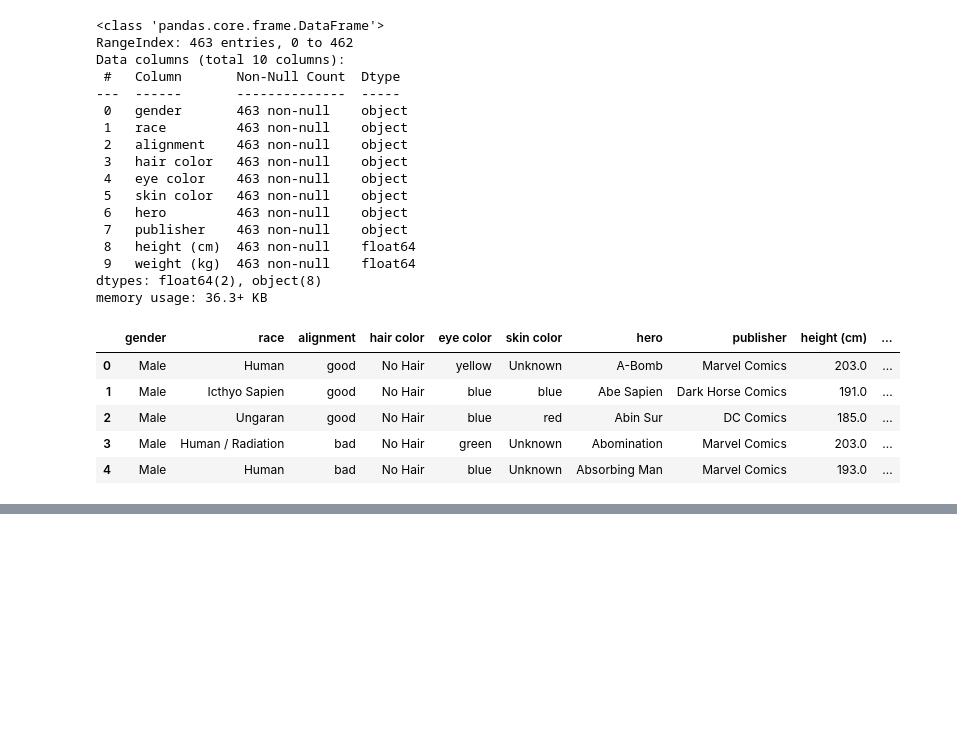
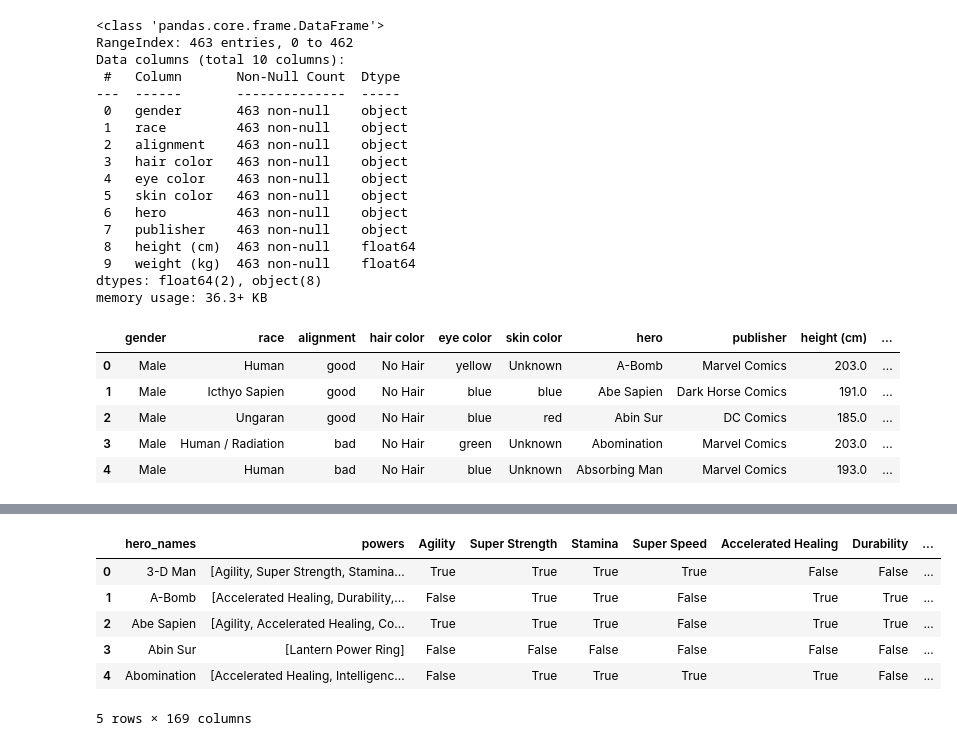
Before and after one commit to Kridge42/Applying-Transformations, a Jupyter notebook: AAT Core.ipynb, the cells around one changed output, grey strips where cells are left out. Drawn from its saved outputs; the diff is of its cells as text; code cells hidden in the pictures; blank space fills up the shorter version.

```diff
--- a/AAT Core.ipynb
+++ b/AAT Core.ipynb
@@ -254,0 +291,4 @@ names.head(5)
+# %%
+# Split on the comma because the LP told me to
+power['powers'] = power['powers'].str.split(',')
+power.head()
@@ -254,0 +304,4 @@ names.head(5)
+# %%
+## exploding the column of lists
+exploded = power.explode('powers')
+exploded[['hero_names','powers']].head(5)
@@ -254,0 +315,4 @@ names.head(5)
+# %%
+## saving the unique values from the exploded column
+cols_to_make = exploded['powers'].dropna().unique()
+cols_to_make
@@ -254,0 +337,13 @@ names.head(5)
+# %%
+## Using a For Loop and .str.contains to create the new columns
+for col in cols_to_make:
+    power[col] = power['powers'].str.contains(col, regex= False)
+power.head()
+# %% [output]
+|  | hero_names | powers | Agility | Super Strength | Stamina | Super Speed | Accelerated Healing | Durability | ... |
+| 0 | 3-D Man | [Agility, Super Strength, Stamina... | True | True | True | True | False | False | ... |
+| 1 | A-Bomb | [Accelerated Healing, Durability,... | False | True | True | False | True | True | ... |
+| 2 | Abe Sapien | [Agility, Accelerated Healing, Co... | True | True | True | False | True | True | ... |
+| 3 | Abin Sur | [Lantern Power Ring] | False | False | False | False | False | False | ... |
+| 4 | Abomination | [Accelerated Healing, Intelligenc... | False | True | True | True | True | False | ... |
+5 rows × 169 columns
```
Also changed, not shown: parts of 23 cells of this notebook.
